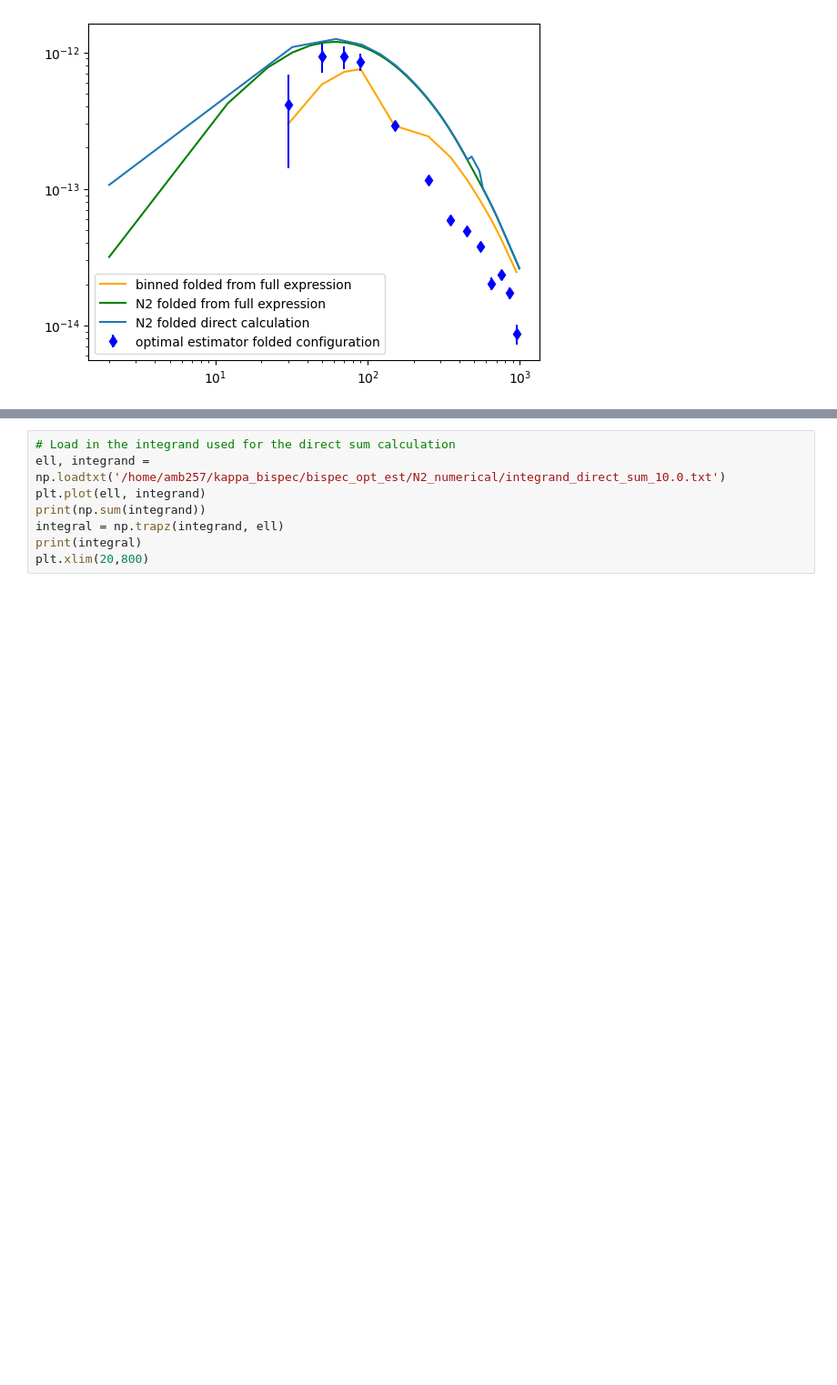
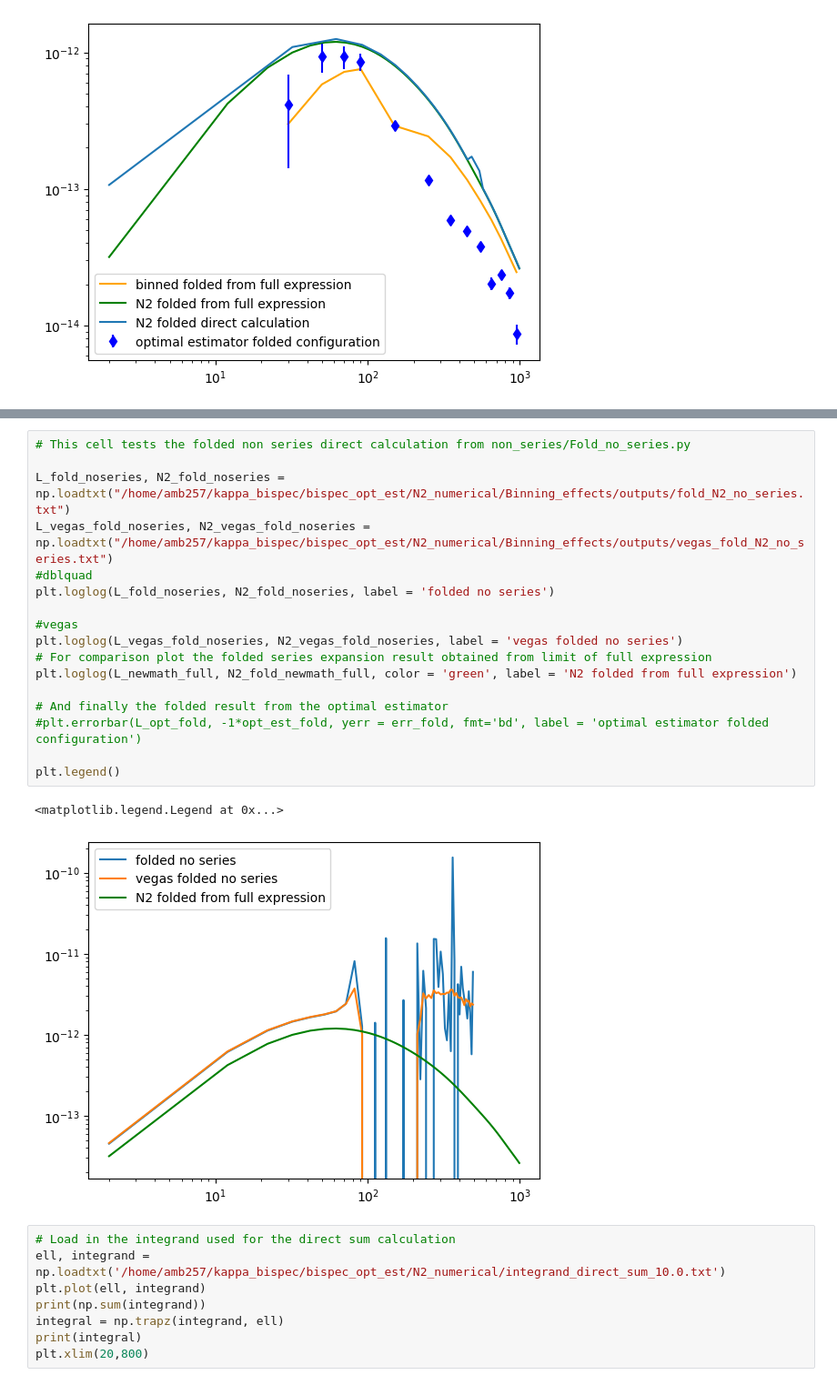
Before and after one commit to aleksandrbowkis/bispec_opt_est, a Jupyter notebook: N2_numerical/Binning_effects/Visualisation/N2_tests.ipynb, the cells around one changed output, grey strips where cells are left out. Shown: that part at 91% size. Saved outputs shown, nothing was run; the diff lists cells and outputs as text; blank space fills up the shorter version.

```diff
--- a/N2_numerical/N2_tests.ipynb
+++ b/N2_numerical/Binning_effects/Visualisation/N2_tests.ipynb
@@ -220,3 +220,23 @@ print(bin_mid_eq, binning_eq)
+# %%
+# This cell tests the folded non series direct calculation from non_series/Fold_no_series.py
+
+L_fold_noseries, N2_fold_noseries = np.loadtxt("/home/amb257/kappa_bispec/bispec_opt_est/N2_numerical/Binning_effects/outputs/fold_N2_no_series.txt")
+L_vegas_fold_noseries, N2_vegas_fold_noseries = np.loadtxt("/home/amb257/kappa_bispec/bispec_opt_est/N2_numerical/Binning_effects/outputs/vegas_fold_N2_no_series.txt")
+#dblquad
+plt.loglog(L_fold_noseries, N2_fold_noseries, label = 'folded no series')
+
+#vegas
+plt.loglog(L_vegas_fold_noseries, N2_vegas_fold_noseries, label = 'vegas folded no series')
+# For comparison plot the folded series expansion result obtained from limit of full expression
+plt.loglog(L_newmath_full, N2_fold_newmath_full, color = 'green', label = 'N2 folded from full expression')
+
+# And finally the folded result from the optimal estimator
+#plt.errorbar(L_opt_fold, -1*opt_est_fold, yerr = err_fold, fmt='bd', label = 'optimal estimator folded configuration')
+
+plt.legend()
+# %% [output]
+<matplotlib.legend.Legend at 0x...>
+[figure, added]
 # %%
 # Load in the integrand used for the direct sum calculation
 ell, integrand = np.loadtxt('/home/amb257/kappa_bispec/bispec_opt_est/N2_numerical/integrand_direct_sum_10.0.txt')
```
Also changed, not shown: parts of 9 cells of this notebook, 11 other files.
